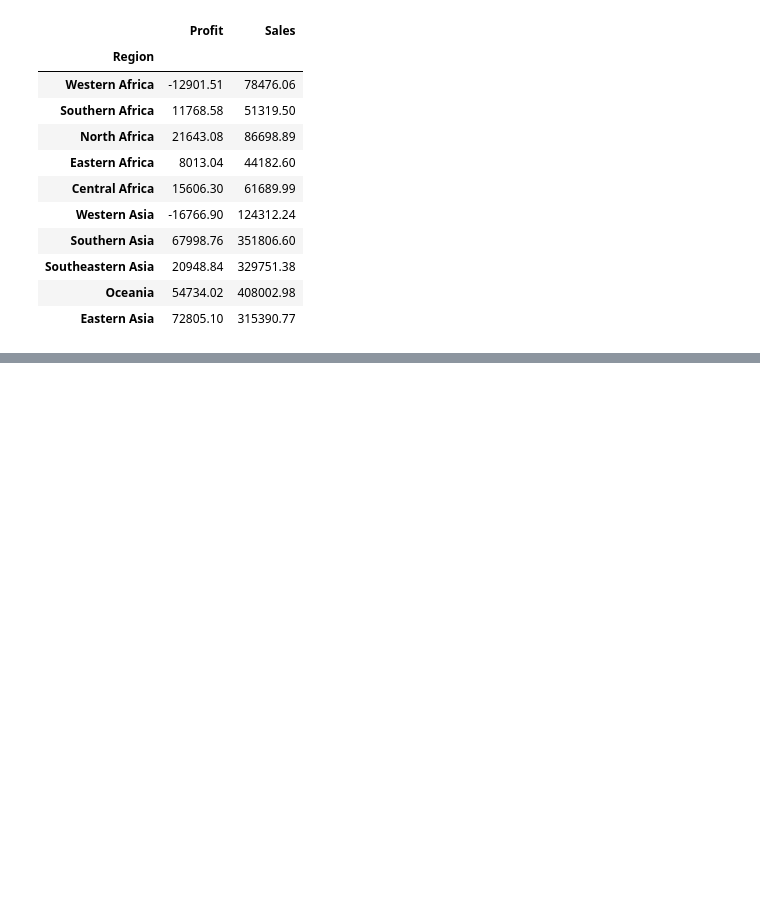
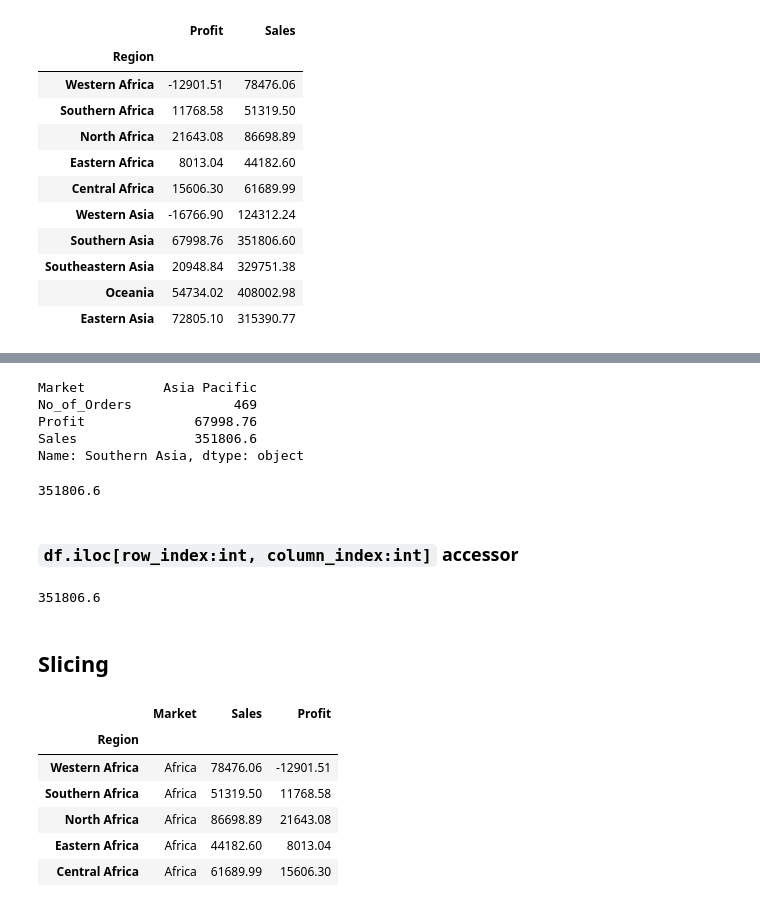
Before and after one commit to Kiran-Sawant/UpGrad, a Jupyter notebook: 02_Pandas/02_indexing_in_pandas.ipynb, the cells around one changed output, grey strips where cells are left out. Drawn from its saved outputs; the diff is of its cells as text; code cells hidden in the pictures; blank space fills up the shorter version.

```diff
--- a/02_Pandas/02_indexing_in_pandas.ipynb
+++ b/02_Pandas/02_indexing_in_pandas.ipynb
@@ -148,2 +197,33 @@ sales2[['Profit', 'Sales']].head(10)
 # %%
 # The loc operator is the best
+sales2.loc['Southern Asia']
+# %% [output]
+Market          Asia Pacific
+No_of_Orders             469
+Profit              67998.76
+Sales               351806.6
+Name: Southern Asia, dtype: object
+# %%
+sales2.loc['Southern Asia', 'Sales']
+# %% [output]
+351806.6
+# %% [markdown]
+### `df.iloc[row_index:int, column_index:int]` accessor
+# %%
+sales2.iloc[6, 3]
+# %% [output]
+351806.6
+# %% [markdown]
+## Slicing
+# %%
+'''Getting all rows and 3 columns from sales2 using .loc[]'''
+
+sales2.loc[:, ['Market', 'Sales', 'Profit']].head()
+# %% [output]
+|  | Market | Sales | Profit |
+| Region |  |  |  |
+| Western Africa | Africa | 78476.06 | -12901.51 |
+| Southern Africa | Africa | 51319.50 | 11768.58 |
+| North Africa | Africa | 86698.89 | 21643.08 |
+| Eastern Africa | Africa | 44182.60 | 8013.04 |
+| Central Africa | Africa | 61689.99 | 15606.30 |
```
Also changed, not shown: parts of 24 cells of this notebook, 3 other files.
